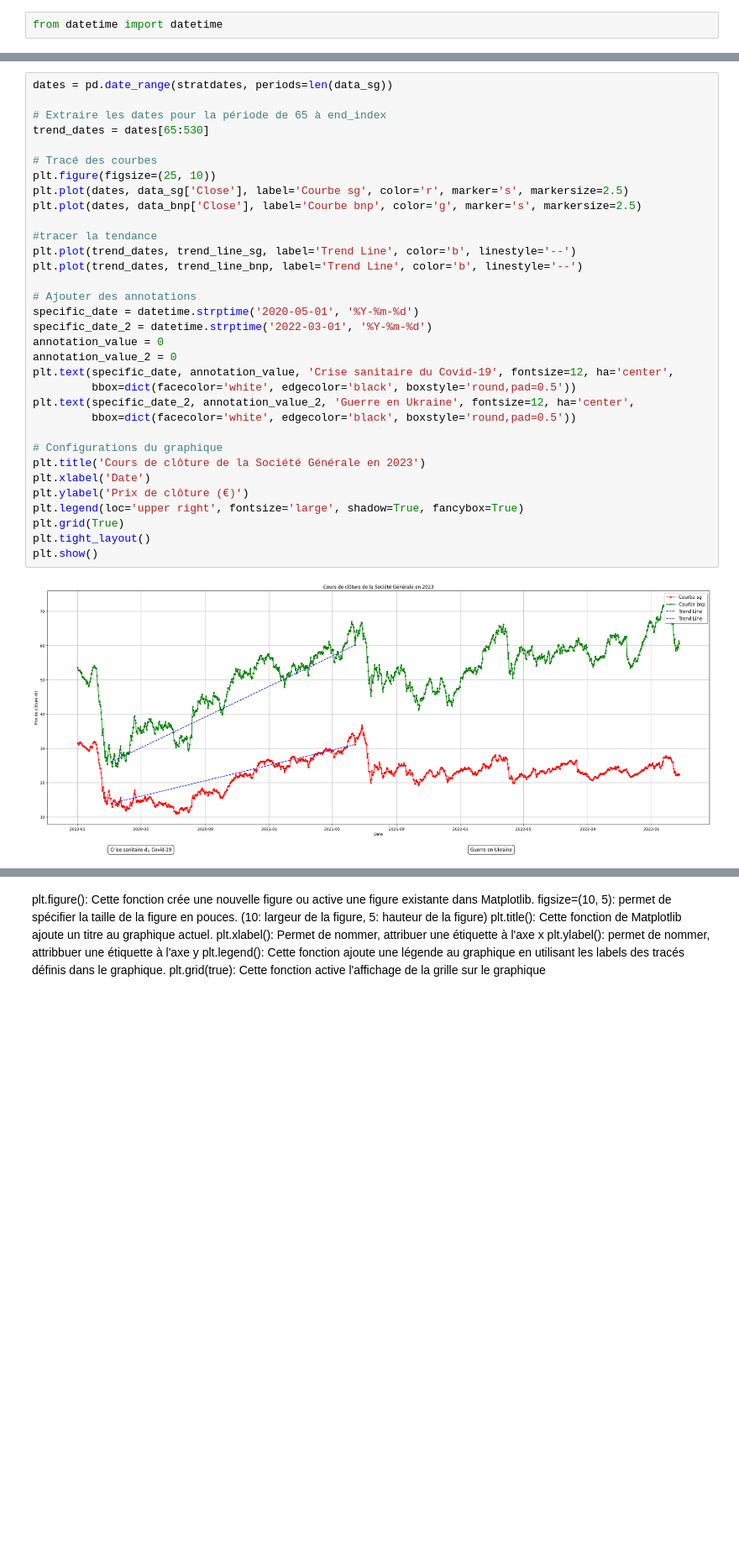
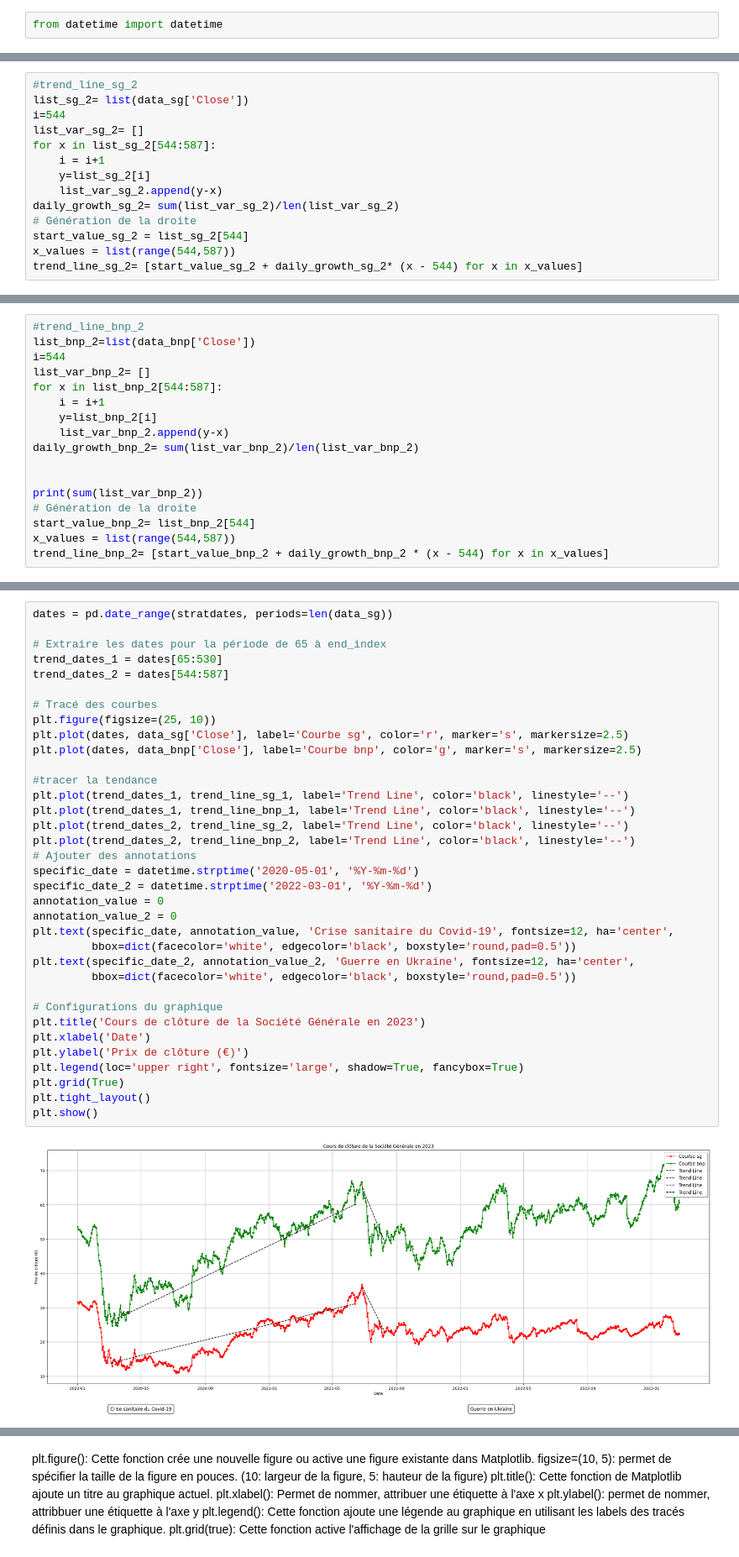
Before and after one commit to douaabllg/Workspace-Douaa, a Jupyter notebook: data_viz.ipynb, the cells around one changed output, grey strips where cells are left out. Shown: that part at 84% size. Cells and saved outputs as stored; diff of their text form; blank space fills up the shorter version.

```diff
--- a/data_viz.ipynb
+++ b/data_viz.ipynb
@@ -232 +232,15 @@ trend_line_sg = [start_value_sg + daily_growth_sg * (x - 65) for x in x_values]
+# %%
+#trend_line_sg_2
+list_sg_2= list(data_sg['Close'])
+i=544
+list_var_sg_2= []
+for x in list_sg_2[544:587]:
+    i = i+1
+    y=list_sg_2[i]
+    list_var_sg_2.append(y-x)
+daily_growth_sg_2= sum(list_var_sg_2)/len(list_var_sg_2)
+# Génération de la droite
+start_value_sg_2 = list_sg_2[544]
+x_values = list(range(544,587))
+trend_line_sg_2= [start_value_sg_2 + daily_growth_sg_2* (x - 544) for x in x_values]
 # %%
@@ -248,2 +264,19 @@ trend_line_bnp= [start_value_bnp + daily_growth_bnp * (x - 65) for x in x_values
 # %% [output]
 34.05499839782715
+# %%
+#trend_line_bnp_2
+list_bnp_2=list(data_bnp['Close'])
+i=544
+list_var_bnp_2= []
+for x in list_bnp_2[544:587]:
+    i = i+1
+    y=list_bnp_2[i]
+    list_var_bnp_2.append(y-x)
+daily_growth_bnp_2= sum(list_var_bnp_2)/len(list_var_bnp_2)
+
+
+print(sum(list_var_bnp_2))
+# Génération de la droite
+start_value_bnp_2= list_bnp_2[544]
+x_values = list(range(544,587))
+trend_line_bnp_2= [start_value_bnp_2 + daily_growth_bnp_2 * (x - 544) for x in x_values]
@@ -250,35 +285,37 @@ trend_line_bnp= [start_value_bnp + daily_growth_bnp * (x - 65) for x in x_values
 # %%
 dates = pd.date_range(stratdates, periods=len(data_sg))
 
 # Extraire les dates pour la période de 65 à end_index
-trend_dates = dates[65:530]
+trend_dates_1 = dates[65:530]
+trend_dates_2 = dates[544:587]
 
 # Tracé des courbes
 plt.figure(figsize=(25, 10))
 plt.plot(dates, data_sg['Close'], label='Courbe sg', color='r', marker='s', markersize=2.5)
 plt.plot(dates, data_bnp['Close'], label='Courbe bnp', color='g', marker='s', markersize=2.5)
 
 #tracer la tendance
-plt.plot(trend_dates, trend_line_sg, label='Trend Line', color='b', linestyle='--')
-plt.plot(trend_dates, trend_line_bnp, label='Trend Line', color='b', linestyle='--')
-
+plt.plot(trend_dates_1, trend_line_sg_1, label='Trend Line', color='black', linestyle='--')
+plt.plot(trend_dates_1, trend_line_bnp_1, label='Trend Line', color='black', linestyle='--')
+plt.plot(trend_dates_2, trend_line_sg_2, label='Trend Line', color='black', linestyle='--')
+plt.plot(trend_dates_2, trend_line_bnp_2, label='Trend Line', color='black', linestyle='--')
 # Ajouter des annotations
 specific_date = datetime.strptime('2020-05-01', '%Y-%m-%d')
 specific_date_2 = datetime.strptime('2022-03-01', '%Y-%m-%d')
 annotation_value = 0
 annotation_value_2 = 0
 plt.text(specific_date, annotation_value, 'Crise sanitaire du Covid-19', fontsize=12, ha='center',
          bbox=dict(facecolor='white', edgecolor='black', boxstyle='round,pad=0.5'))
 plt.text(specific_date_2, annotation_value_2, 'Guerre en Ukraine', fontsize=12, ha='center',
          bbox=dict(facecolor='white', edgecolor='black', boxstyle='round,pad=0.5'))
 
 # Configurations du graphique
 plt.title('Cours de clôture de la Société Générale en 2023')
 plt.xlabel('Date')
 plt.ylabel('Prix de clôture (€)')
 plt.legend(loc='upper right', fontsize='large', shadow=True, fancybox=True)
 plt.grid(True)
 plt.tight_layout()
 plt.show()
 # %% [output]
-[figure, old version]
+[figure, new version]
```
Also changed, not shown: parts of 15 cells of this notebook.
